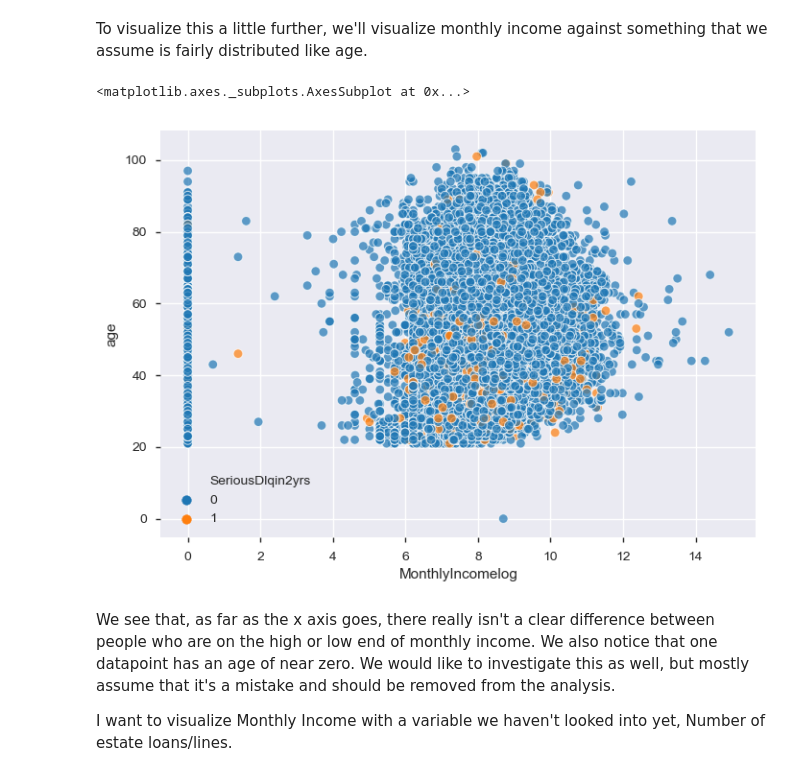
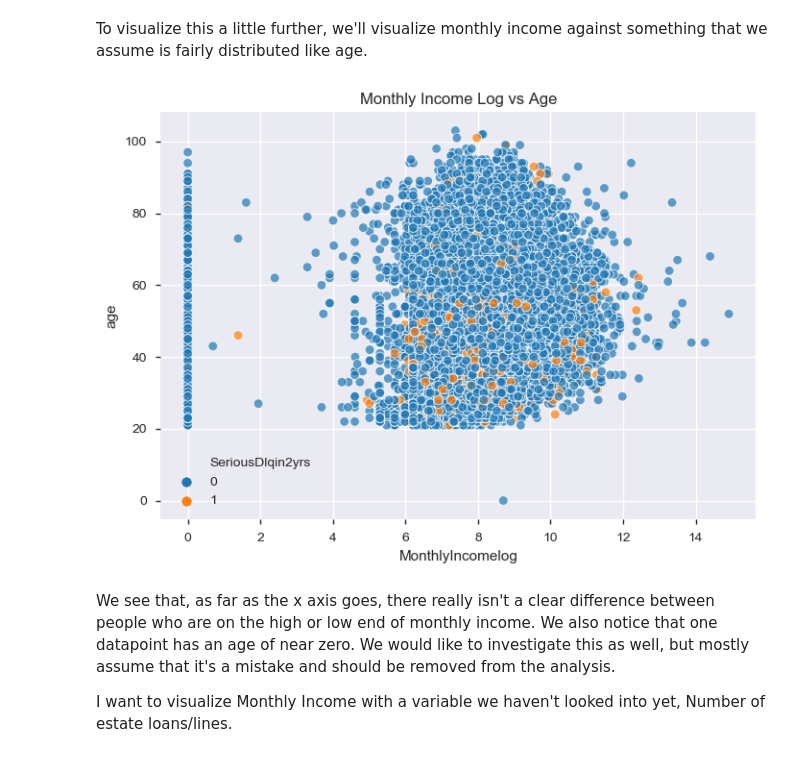
Before and after one commit to thealongsider/Data-Analytics-Projects, a Jupyter notebook: Paidy/Paidy Dataset Exercise.ipynb, the cells around one changed output. Cells and saved outputs as stored; diff of their text form; code cells hidden in the pictures.

```diff
--- a/Paidy/Paidy Dataset Exercise.ipynb
+++ b/Paidy/Paidy Dataset Exercise.ipynb
@@ -494,9 +496,10 @@ Text(0.5,1,'Serious Delinquency in 2 years Distribution')
 To visualize this a little further, we'll visualize monthly income against something that we assume is fairly distributed like age.
 # %%
 sns.scatterplot(data=cred_e5,x='MonthlyIncomelog',y='age', hue='SeriousDlqin2yrs',alpha = 0.7)
+plt.title('Monthly Income Log vs Age')
+plt.show()
 # %% [output]
-<matplotlib.axes._subplots.AxesSubplot at 0x...>
-[figure, old version]
+[figure, new version]
 # %% [markdown]
 We see that, as far as the x axis goes, there really isn't a clear difference between people who are on the high or low end of monthly income. We also notice that one datapoint has an age of near zero. We would like to investigate this as well, but mostly assume that it's a mistake and should be removed from the analysis.
 
```
Also changed, not shown: parts of 10 cells of this notebook.
